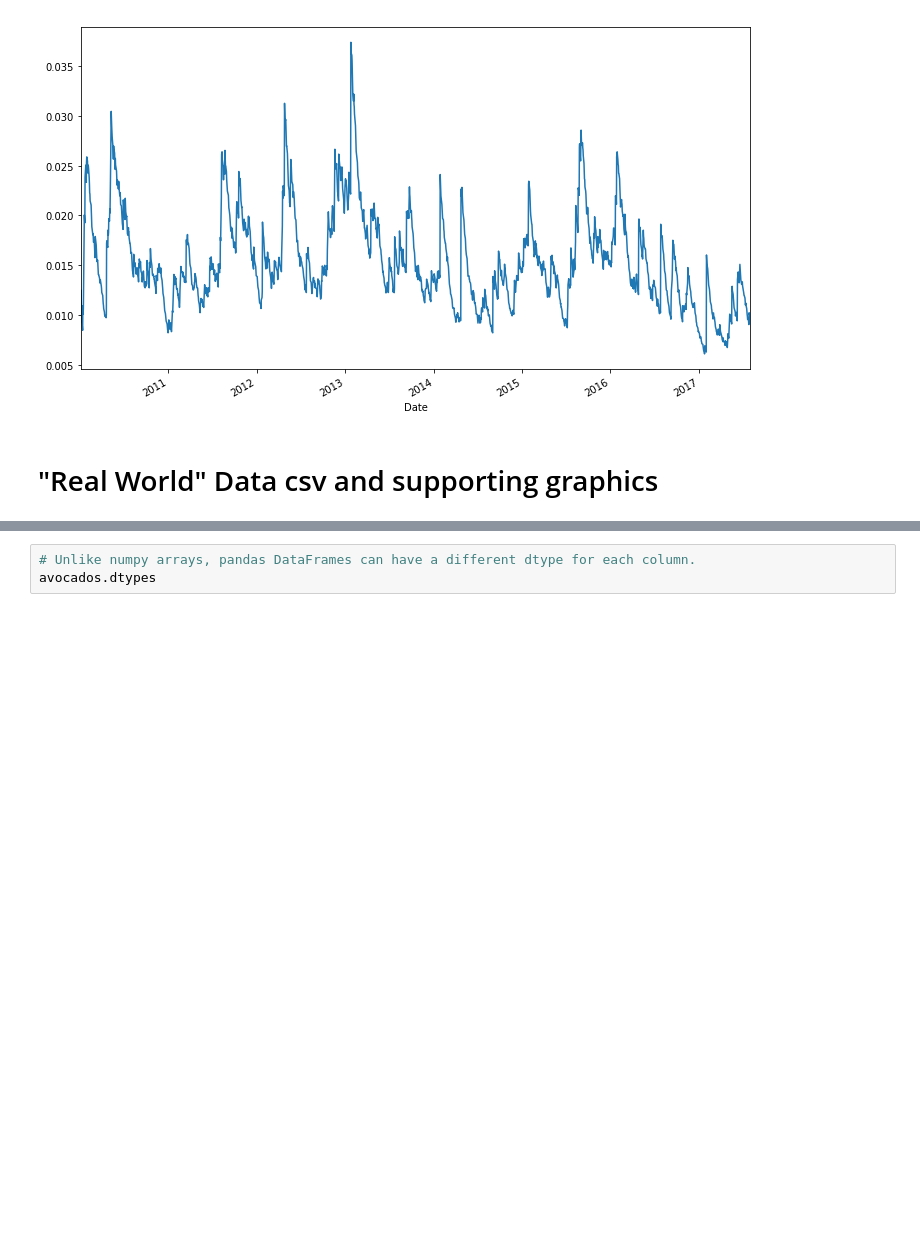
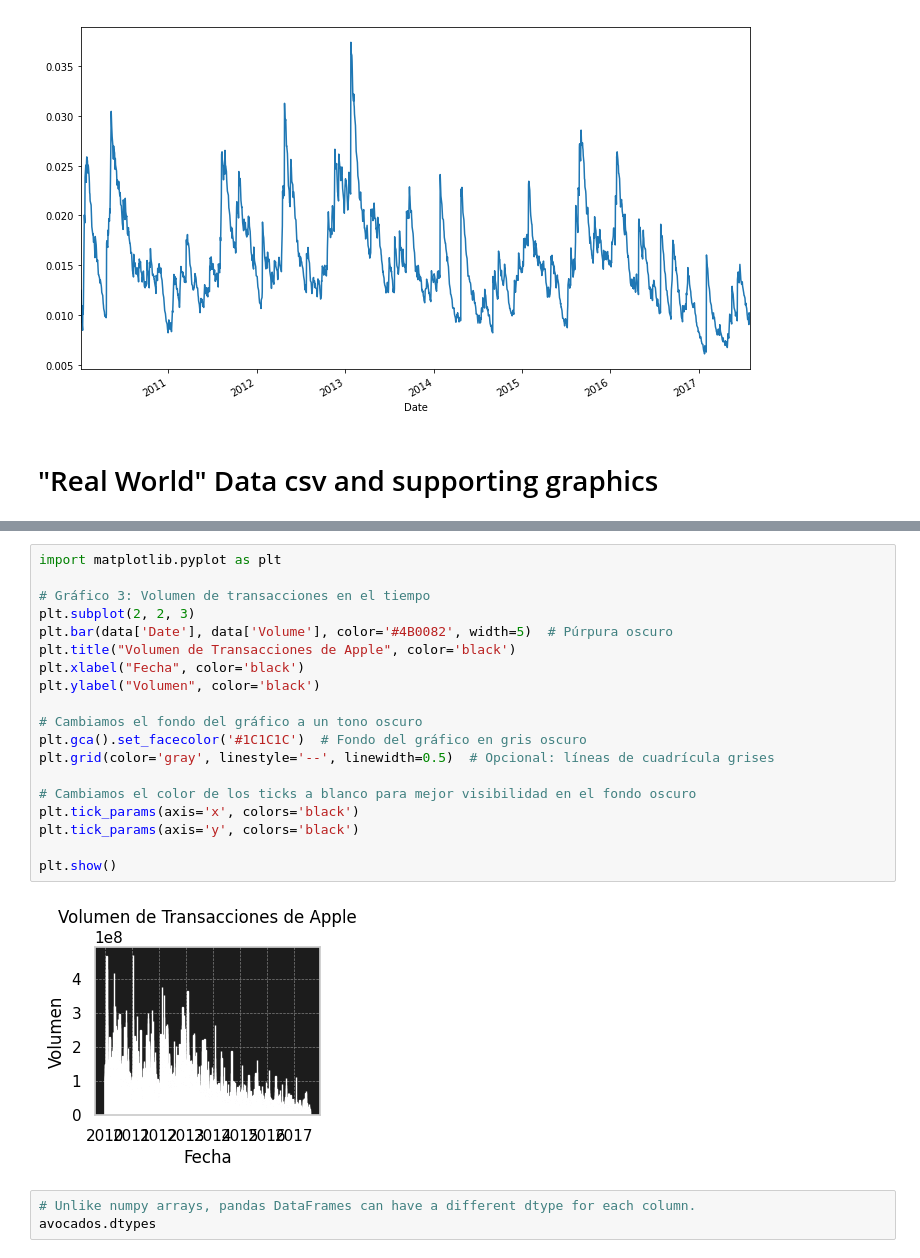
Before and after one commit to c2camacho/MetNumUN2024II, a Jupyter notebook: cacamacho_Lab2.ipynb, the cells around one changed output, grey strips where cells are left out. Cells and saved outputs as stored; diff of their text form; blank space fills up the shorter version.

```diff
--- a/cacamacho_Lab2.ipynb
+++ b/cacamacho_Lab2.ipynb
@@ -1965,3 +1976,24 @@ plt.show()
+# %%
+import matplotlib.pyplot as plt
+
+# Gráfico 3: Volumen de transacciones en el tiempo
+plt.subplot(2, 2, 3)
+plt.bar(data['Date'], data['Volume'], color='#4B0082', width=5)  # Púrpura oscuro
+plt.title("Volumen de Transacciones de Apple", color='black')
+plt.xlabel("Fecha", color='black')
+plt.ylabel("Volumen", color='black')
+
+# Cambiamos el fondo del gráfico a un tono oscuro
+plt.gca().set_facecolor('#1C1C1C')  # Fondo del gráfico en gris oscuro
+plt.grid(color='gray', linestyle='--', linewidth=0.5)  # Opcional: líneas de cuadrícula grises
+
+# Cambiamos el color de los ticks a blanco para mejor visibilidad en el fondo oscuro
+plt.tick_params(axis='x', colors='black')
+plt.tick_params(axis='y', colors='black')
+
+plt.show()
+# %% [output]
+[figure, added]
 # %%
 # Unlike numpy arrays, pandas DataFrames can have a different dtype for each column.
 avocados.dtypes
```
Also changed, not shown: parts of 1 cell of this notebook.
